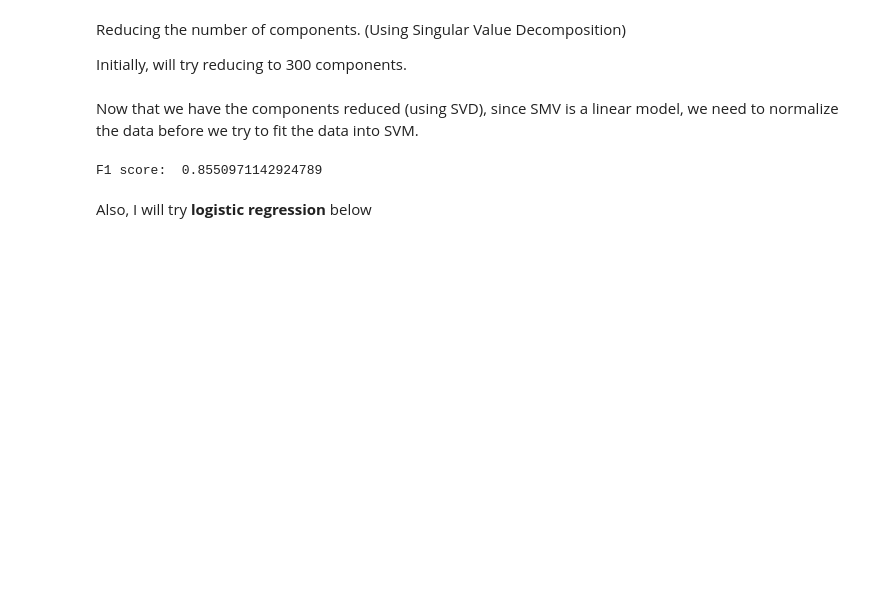
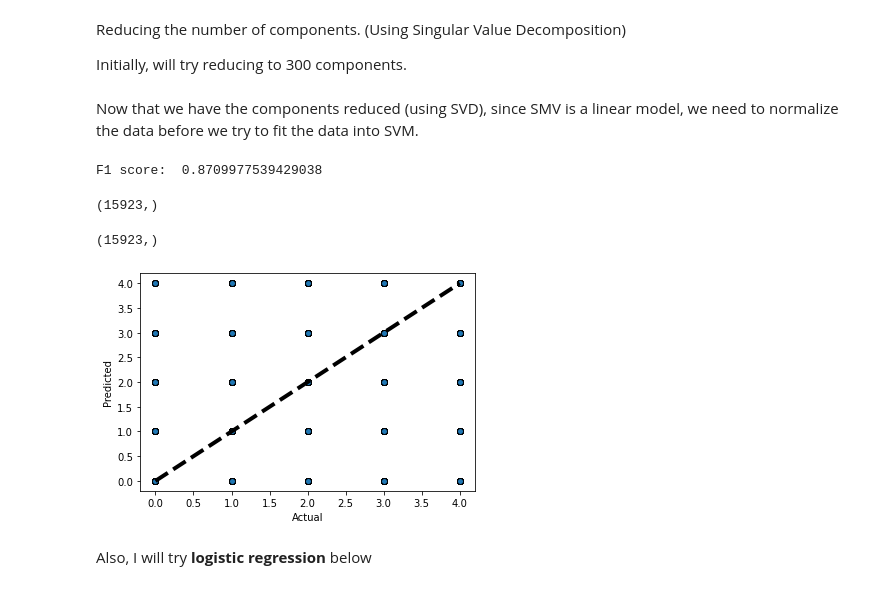
Before and after one commit to tuba-ahmed/complaint-analysis, a Jupyter notebook: code/app/04_SVM_and_Linear_regression_model_Anshul_Shandilya.ipynb, the cells around one changed output. Cells and saved outputs as stored; diff of their text form; code cells hidden in the pictures; blank space fills up the shorter version.

Commit message:
added files with plots and better organization

```diff
--- a/code/app/04_SVM_and_Linear_regression_model_Anshul_Shandilya.ipynb
+++ b/code/app/04_SVM_and_Linear_regression_model_Anshul_Shandilya.ipynb
@@ -184,3 +181,5 @@ See the caveats in the documentation: https://pandas.pydata.org/pandas-docs/stab
 Now that we have the processed complaints with processed narrative, we will save it
 # %%
 sample_df.to_csv('data/processed_sample_df.csv', index=False)
+# %%
+sample_df = pd.read_csv('data/processed_sample_df.csv')
@@ -187,3 +190,6 @@ sample_df.to_csv('data/processed_sample_df.csv', index=False)
+# %%
+sample_df.isnull().sum()
+sample_df.dropna(inplace=True)
 # %% [markdown]
 Now, we have loaded the dataset. Probably 'sub_product', 'Issue' and 'sub_issue' rows are redundant for our initial work as I only plan to use the 'product' as the class labels and the 'narrative' as the training data.
 
@@ -216,5 +222,14 @@ print(x_test.shape)
 # %% [markdown]
 ##### Now that we have our train and test data, we will build a model.
+# %%
+# Function to plot the prediced values against the actual values
+def plot_actual_vs_predicted(actual, predicted):
+    figure, ax = plt.subplots()
+    ax.scatter(actual, predicted, edgecolors=(0, 0, 0))
+    ax.plot([actual.min(), actual.max()], [actual.min(), actual.max()], 'k--', lw=4)
+    ax.set_xlabel('Actual')
+    ax.set_ylabel('Predicted')
+    plt.show()
 # %% [markdown]
 First, I will initialise a TF-IDF model.
 # %%
@@ -261,7 +287,21 @@ preds = svm_model.predict(x_test_svd_scl)
 # Printing the F-1 score
 print("F1 score: ", metrics.f1_score(y_test, preds, average='weighted'))
 # %% [output]
-F1 score:  0.8550971142924789
+F1 score:  0.8709977539429038
+# %%
+y_train.shape
+y_test.shape
+# %% [output]
+(15923,)
+# %%
+preds.shape
+# %% [output]
+(15923,)
+# %%
+# Plot the predicted values against the actual values.
+plot_actual_vs_predicted(y_test, preds)
+# %% [output]
+[figure, added]
 # %% [markdown]
 Also, I will try **logistic regression** below
 # %% [markdown]
```
Also changed, not shown: parts of 15 cells of this notebook, 1 other file.
